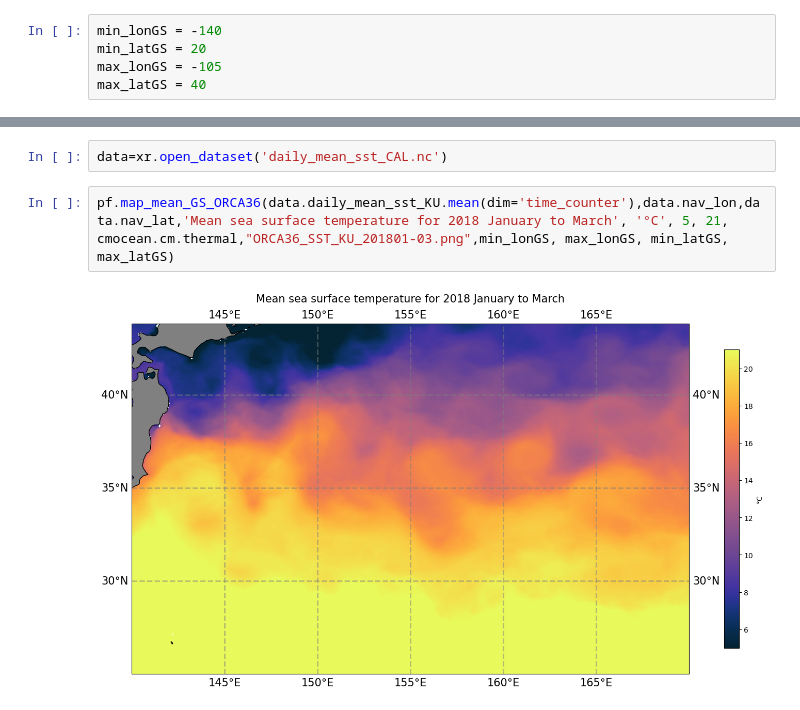
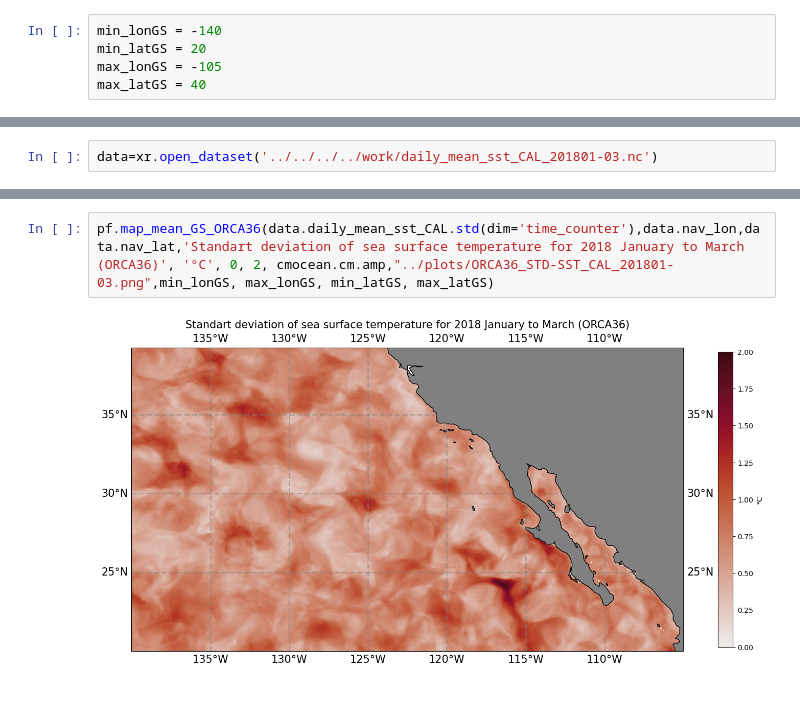
Before and after one commit to edito-model-lab/2024-10_grenoble-edito-hackathon, a Jupyter notebook: project-results/ORCA36/notebooks/Plot_SST_mean_201801-03_ORCA36_CAL.ipynb, the cells around one changed output, grey strips where cells are left out. Cells and saved outputs as stored; diff of their text form.

Commit message:
upload plots and clean notebooks

```diff
--- a/project-results/ORCA36/notebooks/Plot_SST_mean_201801-03_ORCA36_CAL.ipynb
+++ b/project-results/ORCA36/notebooks/Plot_SST_mean_201801-03_ORCA36_CAL.ipynb
@@ -68,2 +34,4 @@ for m in np.arange(1,4):
+# %%
+data=xr.open_dataset('../../../../work/daily_mean_sst_CAL_201801-03.nc')
 # %%
 data
@@ -76,6 +51,4 @@ pf.map_mean_GS_ORCA36(data.mean(dim='time_counter'),data.nav_lon,data.nav_lat,'M
-# %%
-data=xr.open_dataset('daily_mean_sst_CAL.nc')
 # %%
-pf.map_mean_GS_ORCA36(data.daily_mean_sst_KU.mean(dim='time_counter'),data.nav_lon,data.nav_lat,'Mean sea surface temperature for 2018 January to March', '°C', 5, 21, cmocean.cm.thermal,"ORCA36_SST_KU_201801-03.png",min_lonGS, max_lonGS, min_latGS, max_latGS)
+pf.map_mean_GS_ORCA36(data.daily_mean_sst_CAL.std(dim='time_counter'),data.nav_lon,data.nav_lat,'Standart deviation of sea surface temperature for 2018 January to March (ORCA36)', '°C', 0, 2, cmocean.cm.amp,"../plots/ORCA36_STD-SST_CAL_201801-03.png",min_lonGS, max_lonGS, min_latGS, max_latGS)
 # %% [output]
-[figure, old version]
+[figure, new version]
```
Also changed, not shown: parts of 6 cells of this notebook, 16 other files.
